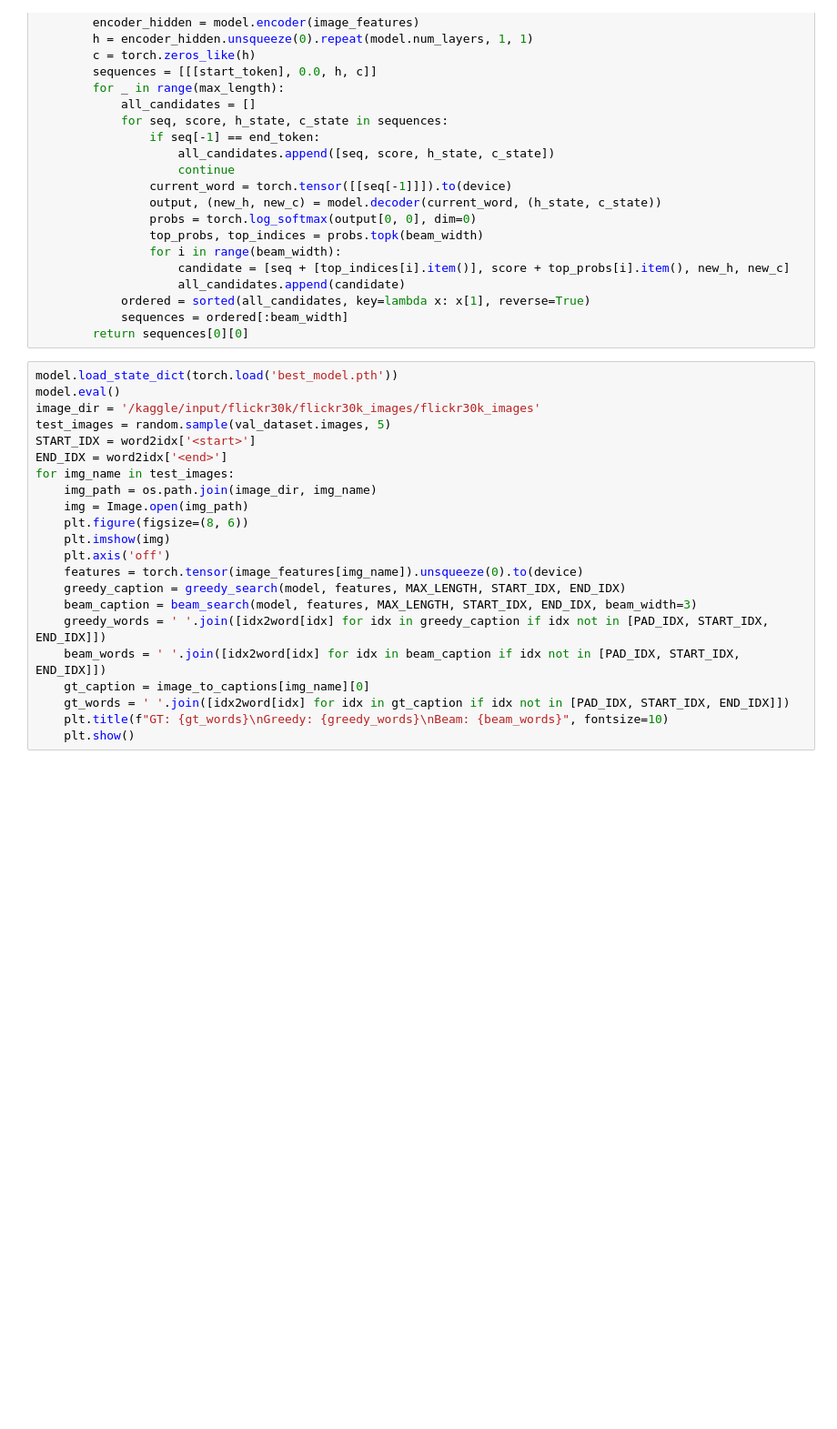
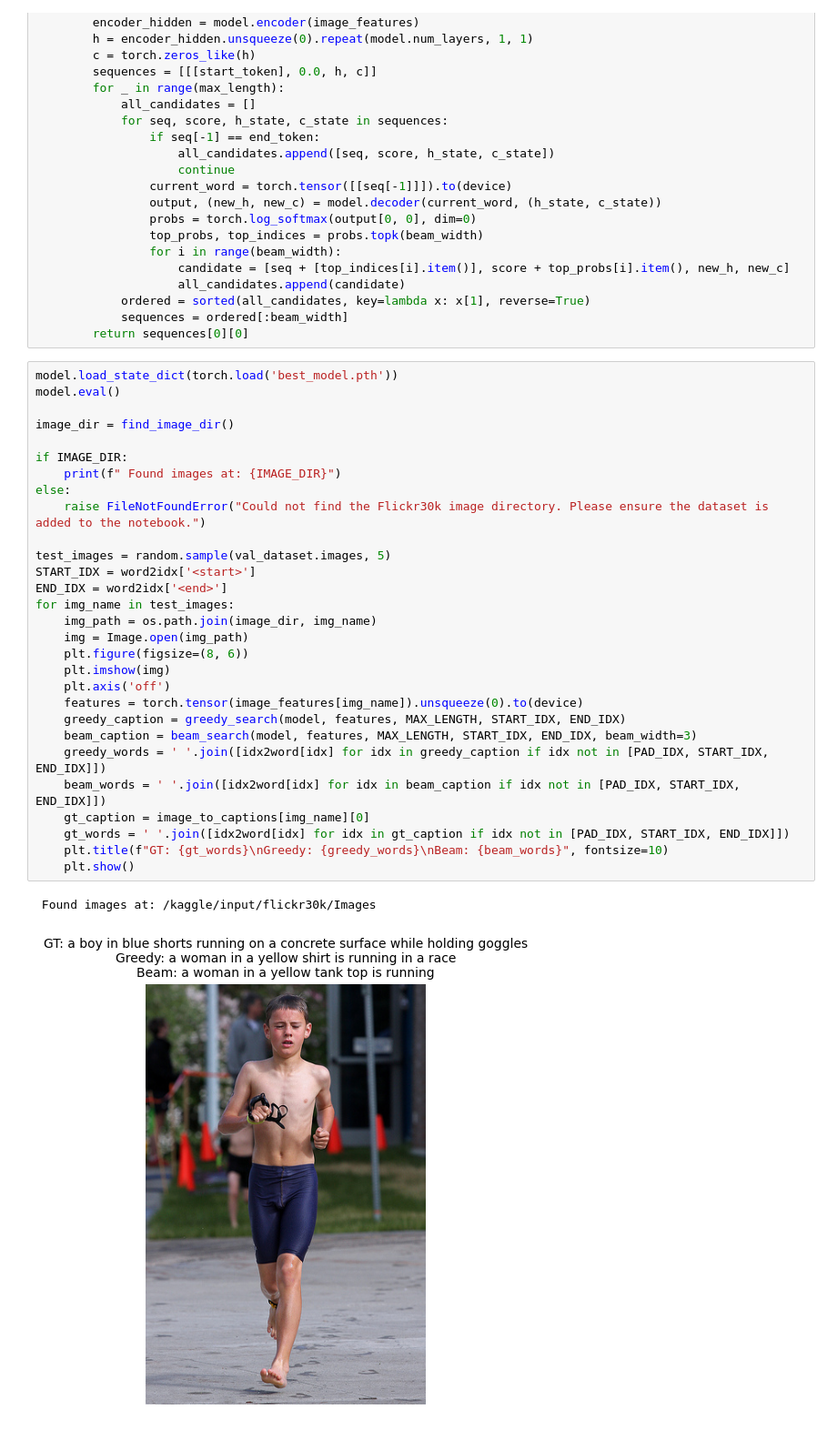
Before and after one commit to tahmeedahmad324/Neural-Storyteller, a Jupyter notebook: gen-ai-assignment-1.ipynb, the cells around one changed output. Shown at 91% size. Cells and saved outputs as stored; diff of their text form; blank space fills up the shorter version.

Commit message:
Kaggle Notebook | Gen_AI_Assignment#1 | Version 5

```diff
--- a/gen-ai-assignment-1.ipynb
+++ b/gen-ai-assignment-1.ipynb
@@ -495,22 +563,32 @@ def beam_search(model, image_features, max_length, start_token, end_token, beam_
 # %%
 model.load_state_dict(torch.load('best_model.pth'))
 model.eval()
-image_dir = '/kaggle/input/flickr30k/flickr30k_images/flickr30k_images'
+
+image_dir = find_image_dir()
+
+if IMAGE_DIR:
+    print(f" Found images at: {IMAGE_DIR}")
+else:
+    raise FileNotFoundError("Could not find the Flickr30k image directory. Please ensure the dataset is added to the notebook.")
+
 test_images = random.sample(val_dataset.images, 5)
 START_IDX = word2idx['<start>']
 END_IDX = word2idx['<end>']
 for img_name in test_images:
     img_path = os.path.join(image_dir, img_name)
     img = Image.open(img_path)
     plt.figure(figsize=(8, 6))
     plt.imshow(img)
     plt.axis('off')
     features = torch.tensor(image_features[img_name]).unsqueeze(0).to(device)
     greedy_caption = greedy_search(model, features, MAX_LENGTH, START_IDX, END_IDX)
     beam_caption = beam_search(model, features, MAX_LENGTH, START_IDX, END_IDX, beam_width=3)
     greedy_words = ' '.join([idx2word[idx] for idx in greedy_caption if idx not in [PAD_IDX, START_IDX, END_IDX]])
     beam_words = ' '.join([idx2word[idx] for idx in beam_caption if idx not in [PAD_IDX, START_IDX, END_IDX]])
     gt_caption = image_to_captions[img_name][0]
     gt_words = ' '.join([idx2word[idx] for idx in gt_caption if idx not in [PAD_IDX, START_IDX, END_IDX]])
     plt.title(f"GT: {gt_words}\nGreedy: {greedy_words}\nBeam: {beam_words}", fontsize=10)
     plt.show()
+# %% [output]
+ Found images at: /kaggle/input/flickr30k/Images
+[figure, added]
```
Also changed, not shown: parts of 25 cells of this notebook.
